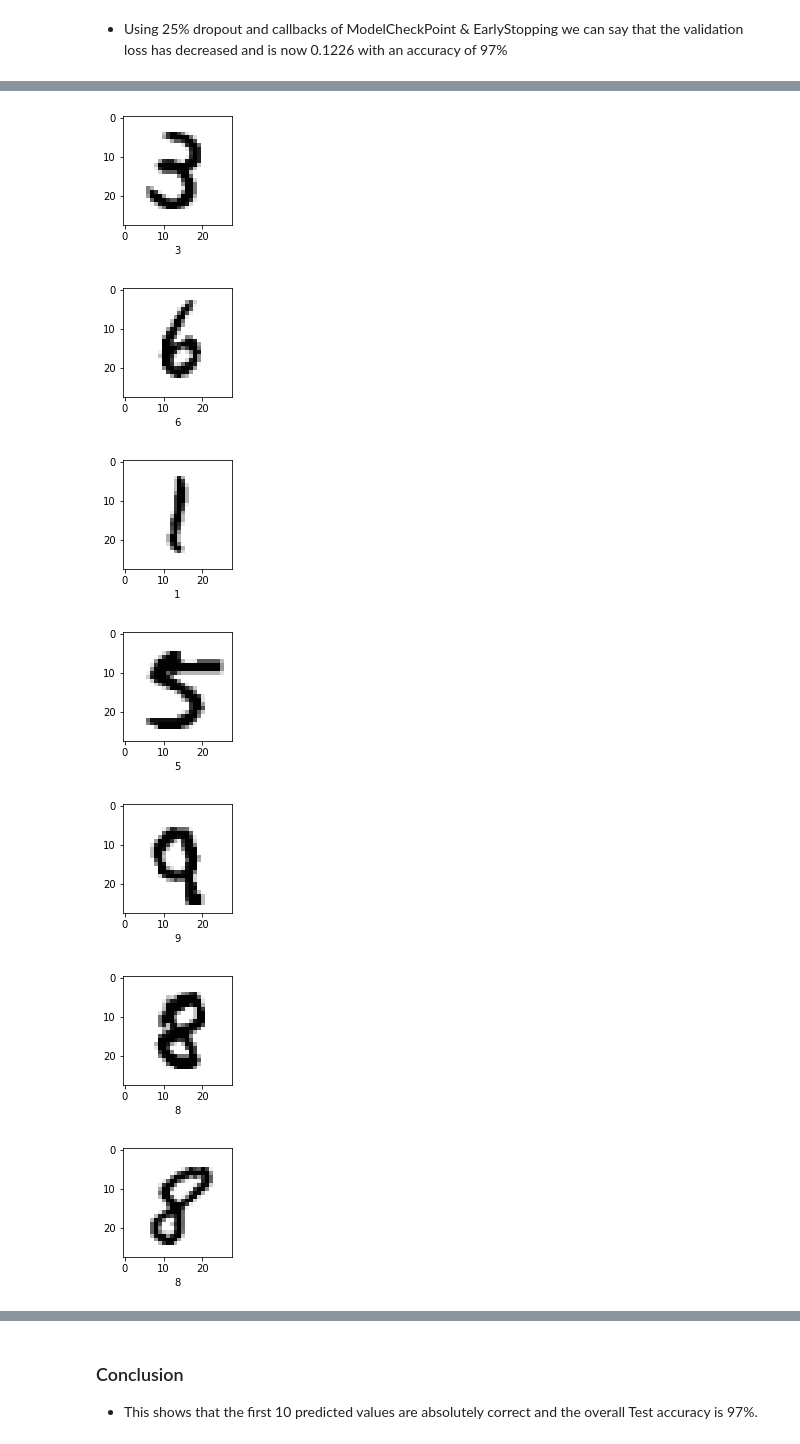
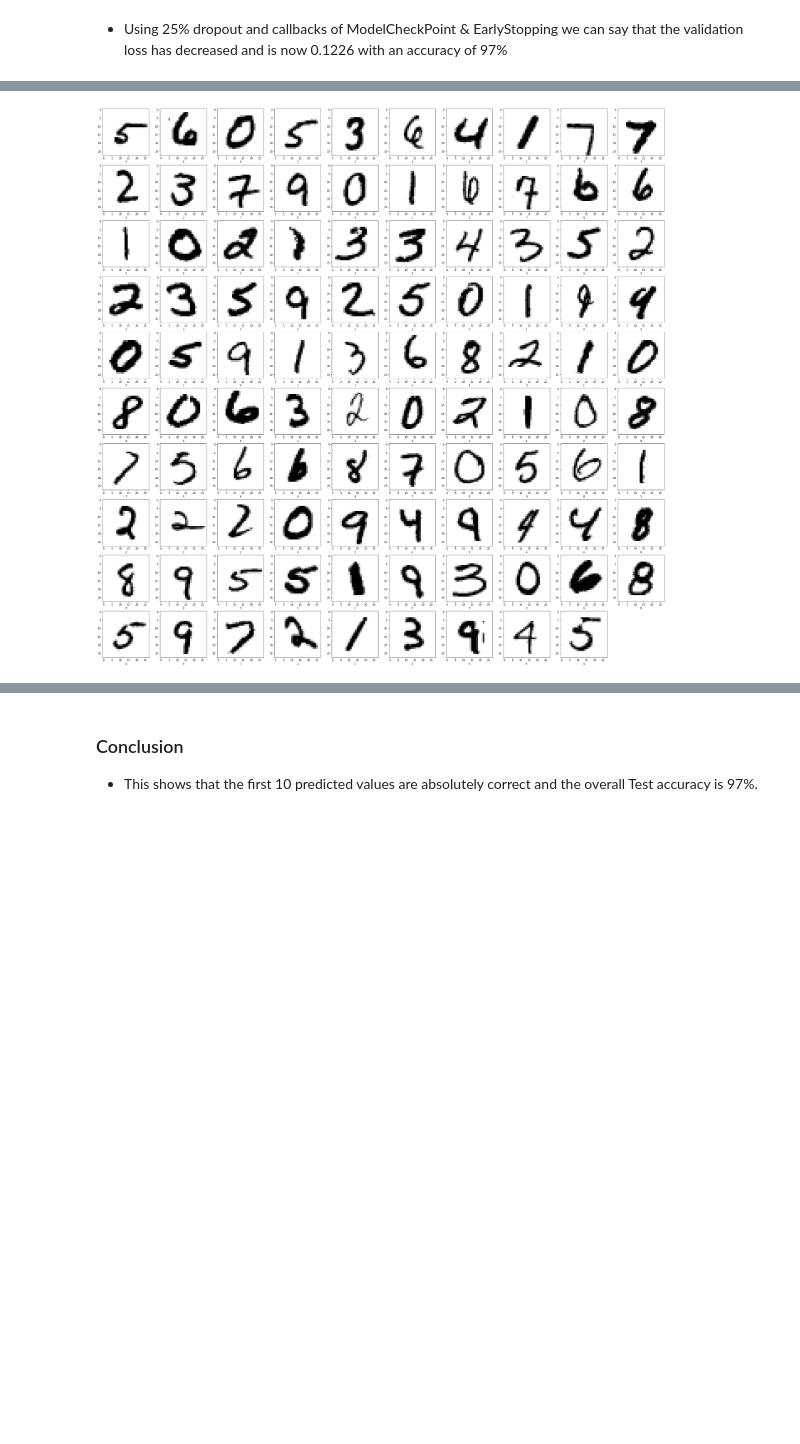
Before and after one commit to santhoshbvsrk/DeepLearning, a Jupyter notebook: MNIST/DigitRecognizer_MNIST.ipynb, the cells around one changed output, grey strips where cells are left out. Cells and saved outputs as stored; diff of their text form; code cells hidden in the pictures; blank space fills up the shorter version.

```diff
--- a/MNIST/DigitRecognizer_MNIST.ipynb
+++ b/MNIST/DigitRecognizer_MNIST.ipynb
@@ -233,12 +231,10 @@ Test Accuracy is: 0.970000
 # %%
 #printing first 3 images from the training dataset by calling the above created function. Here image is from our prediction & Label on x-axis is actual value.
-for index in range(0,9):
-  plot_sample(X_test,y_test,index)
+plt.figure(figsize=(40,40))
+for index in range(99):
+  plt.subplot(10,10,index+1)
+  plt.imshow(X_test[index],cmap=plt.cm.binary)
+  plt.xlabel(y_test[index])
+plt.show()
 # %% [output]
-[figure, old version]
+[figure, new version]
-[figure, removed]
-[figure, removed]
-[figure, removed]
-[figure, removed]
-[figure, removed]
-[figure, removed]
```
Also changed, not shown: parts of 8 cells of this notebook.
